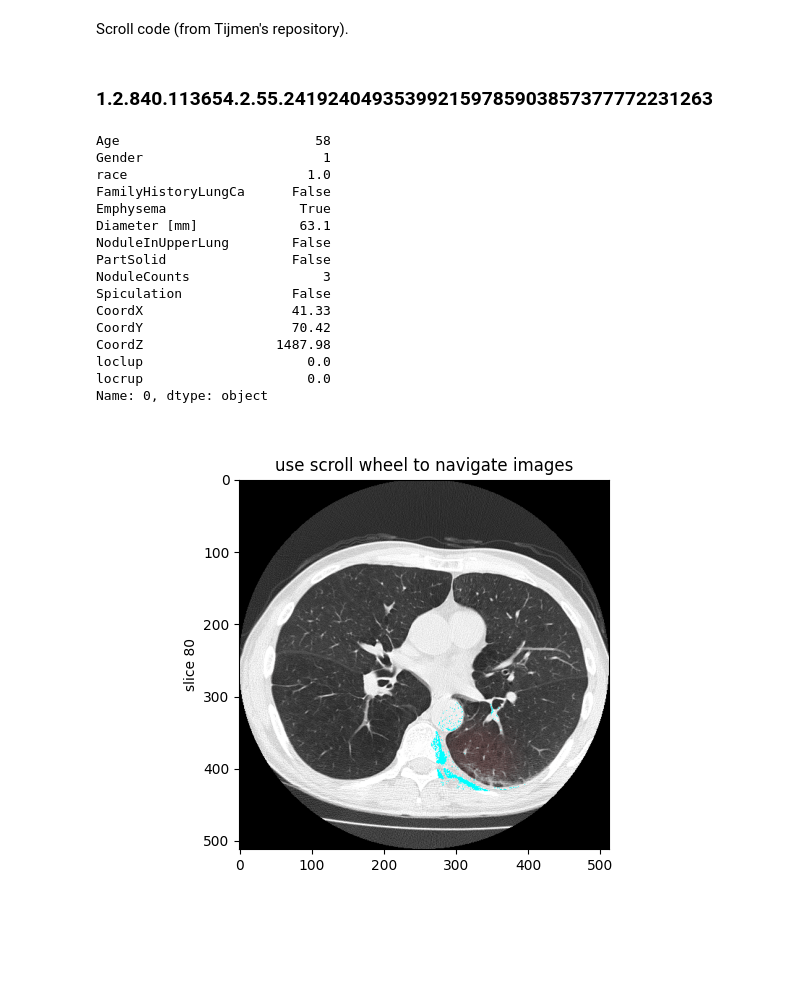
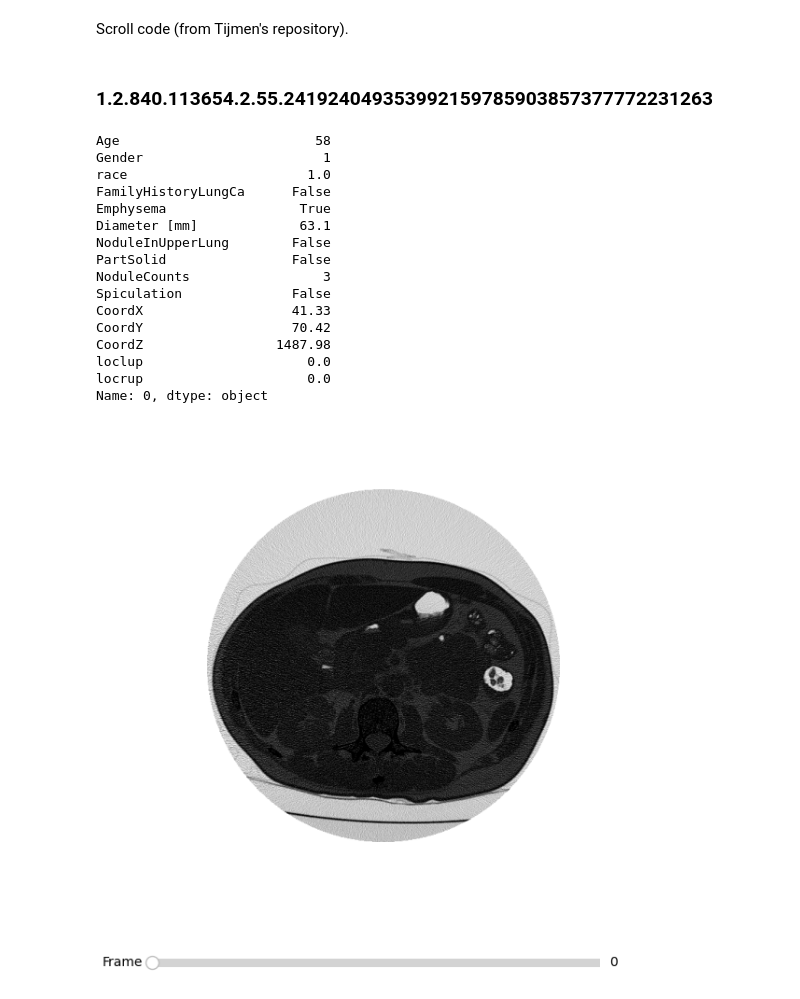
Before and after one commit to DIAGNijmegen/bodyct-lung-malignancy-fairness, a Jupyter notebook: giftoframes/viewgif.ipynb, the cells around one changed output. Cells and saved outputs as stored; diff of their text form; code cells hidden in the pictures; blank space fills up the shorter version.

```diff
--- a/giftoframes/viewgif.ipynb
+++ b/giftoframes/viewgif.ipynb
@@ -24,7 +24,7 @@ def get_frames_from_gif(gif_path):
 
     return frames
 # %%
-def show_gif_slider(gif_path):
+def show_gif_slider(gif_path, seriesuid):
     # Load the GIF using PIL (Pillow)
     frames = get_frames_from_gif(gif_path)
 
@@ -34,6 +34,7 @@ def show_gif_slider(gif_path):
     fig, ax = plt.subplots(figsize=(6, 6))
     plt.subplots_adjust(bottom=0.25)
     im = ax.imshow(frames[0], cmap='gray')
+
     ax.axis('off')
 
     # Add the slider
@@ -88,32 +89,32 @@ df = pd.read_csv(f"V:/experiments/lung-malignancy-fairness-shaurya/nlst/sybil_fn
 # %%
 pancan_cols = ['Age', 'Gender', 'race', 'FamilyHistoryLungCa', 'Emphysema', 'Diameter [mm]', 'NoduleInUpperLung', 'PartSolid', 'NoduleCounts', 'Spiculation']
 nodule_loc = ["CoordX", "CoordY", "CoordZ", "loclup", "locrup"]
 
 cols_to_show = pancan_cols + ['weight', 'BMI', 'Adenocarcinoma', 'Squamous_cell_carcinoma', 'diaghype', 'wrkasbe', 'wrkfoun', 'cigar', 'pipe']
 
 for i in range(1):
     seriesuid = df['SeriesInstanceUID'][i]
     display(Markdown(f"### {seriesuid}"))
     display(df.iloc[i][pancan_cols + nodule_loc])
     gif_path = f"{ATTENTION_GIF_DIR_DIR}/serie_{seriesuid}.gif"
-    # show_gif_slider(gif_path)
+    show_gif_slider(gif_path, seriesuid)
     show_gif_scroll(gif_path)
 # %% [output]
 ### 1.2.840.113654.2.55.241924049353992159785903857377772231263
 Age                         58
 Gender                       1
 race                       1.0
 FamilyHistoryLungCa      False
 Emphysema                 True
 Diameter [mm]             63.1
 NoduleInUpperLung        False
 PartSolid                False
 NoduleCounts                 3
 Spiculation              False
 CoordX                   41.33
 CoordY                   70.42
 CoordZ                 1487.98
 loclup                     0.0
 locrup                     0.0
 Name: 0, dtype: object
-[figure, old version]
+[figure, new version]
```
Also changed, not shown: parts of 2 cells of this notebook, 2 other files.
